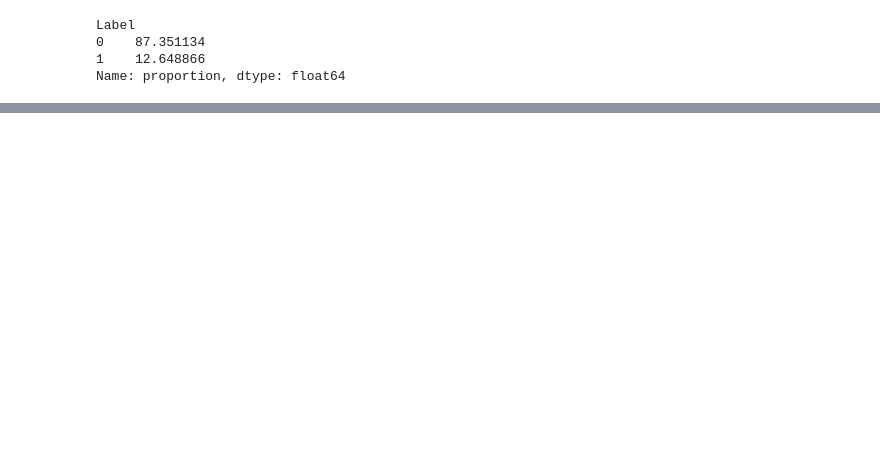
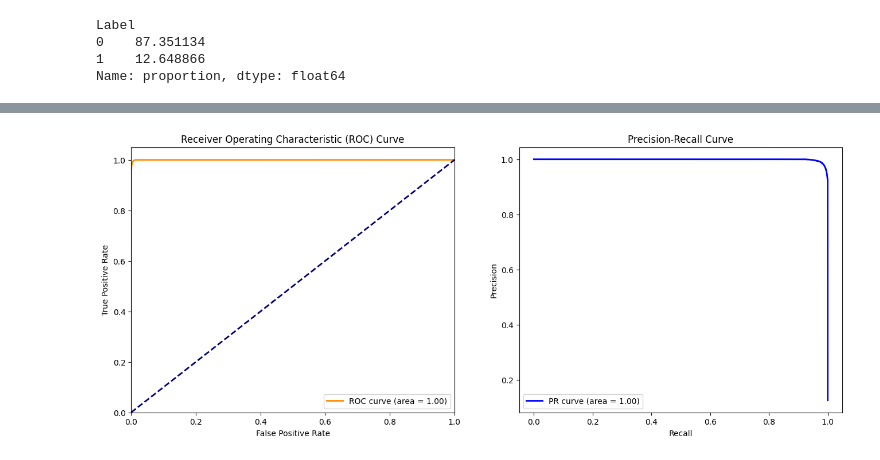
Before and after one commit to GokhanYavuzz/Network-Intrusion-Detection-System, a Jupyter notebook: notebooks/ML_Model_Building_.ipynb, the cells around one changed output, grey strips where cells are left out. Cells and saved outputs as stored; diff of their text form; code cells hidden in the pictures; blank space fills up the shorter version.

```diff
--- a/notebooks/ML_Model_Building_.ipynb
+++ b/notebooks/ML_Model_Building_.ipynb
@@ -119,0 +139,10 @@ Categorical features: ['sport', 'dsport', 'proto', 'state', 'ct_ftp_cmd']
+# %%
+top_state = pick_top_categories(X_train['state'], k = 6)
+
+X_train = add_binary_flags(X_train, 'state', top_state, add_other=True, drop_original=True)
+X_test  = add_binary_flags(X_test,  'state', top_state, add_other=True, drop_original=True)
+# %%
+top_ct = pick_top_categories(X_train['ct_ftp_cmd'], k = 6)
+
+X_train = add_binary_flags(X_train, 'ct_ftp_cmd', top_ct, add_other=True, drop_original=True)
+X_test  = add_binary_flags(X_test,  'ct_ftp_cmd', top_ct, add_other=True, drop_original=True)
@@ -216,3 +240,0 @@ gs = GridSearchCV(
-# %%
-# 3) Fit (sadece TRAIN)
-gs.fit(X_train, y_train)
@@ -390,0 +299,4 @@ plt.show()
+# %%
+# Now train final model
+print("\n=== Training Final Model ===")
+model.fit(X_train, y_train)
@@ -390,0 +351,56 @@ plt.show()
+# %%
+# --- 1) Make Predictions on the Test Set ---
+# Predict class labels (0 or 1)
+y_pred_test = model.predict(X_test)
+
+# Predict probabilities for the positive class (attack) for curve plotting
+y_pred_proba = model.predict_proba(X_test)[:, 1]
+
+
+# --- 2) Generate Classification Report ---
+print("="*50)
+print("Test Set Evaluation Results")
+print("="*50)
+print("\nClassification Report:\n")
+# The report shows the main classification metrics on a per-class basis
+print(classification_report(y_test, y_pred_test, target_names=['Normal (0)', 'Attack (1)']))
+
+
+# --- 3) Display Confusion Matrix ---
+print("\nConfusion Matrix:\n")
+# The confusion matrix visualizes the performance of the algorithm
+
+cm = confusion_matrix(y_test, y_pred_test)
+print(cm)
+
+# --- 4) Plot ROC and Precision-Recall Curves ---
+# Calculate AUC scores
+roc_auc = roc_auc_score(y_test, y_pred_proba)
+pr_auc = average_precision_score(y_test, y_pred_proba)
+
+# Get curve data
+fpr, tpr, _ = roc_curve(y_test, y_pred_proba)
+precision, recall, _ = precision_recall_curve(y_test, y_pred_proba)
+
+# Create a figure with two subplots
+fig, (ax1, ax2) = plt.subplots(1, 2, figsize=(16, 6))
+
+# Plot ROC Curve
+ax1.plot(fpr, tpr, color='darkorange', lw=2, label=f'ROC curve (area = {roc_auc:.2f})')
+ax1.plot([0, 1], [0, 1], color='navy', lw=2, linestyle='--')
+ax1.set_xlim([0.0, 1.0])
+ax1.set_ylim([0.0, 1.05])
+ax1.set_xlabel('False Positive Rate')
+ax1.set_ylabel('True Positive Rate')
+ax1.set_title('Receiver Operating Characteristic (ROC) Curve')
+ax1.legend(loc="lower right")
+
+# Plot Precision-Recall Curve
+ax2.plot(recall, precision, color='blue', lw=2, label=f'PR curve (area = {pr_auc:.2f})')
+ax2.set_xlabel('Recall')
+ax2.set_ylabel('Precision')
+ax2.set_title('Precision-Recall Curve')
+ax2.legend(loc="lower left")
+
+plt.show()
+# %% [output]
@@ -390,0 +427 @@ plt.show()
+[figure, added]
```
Also changed, not shown: parts of 43 cells of this notebook, 2 other files.
